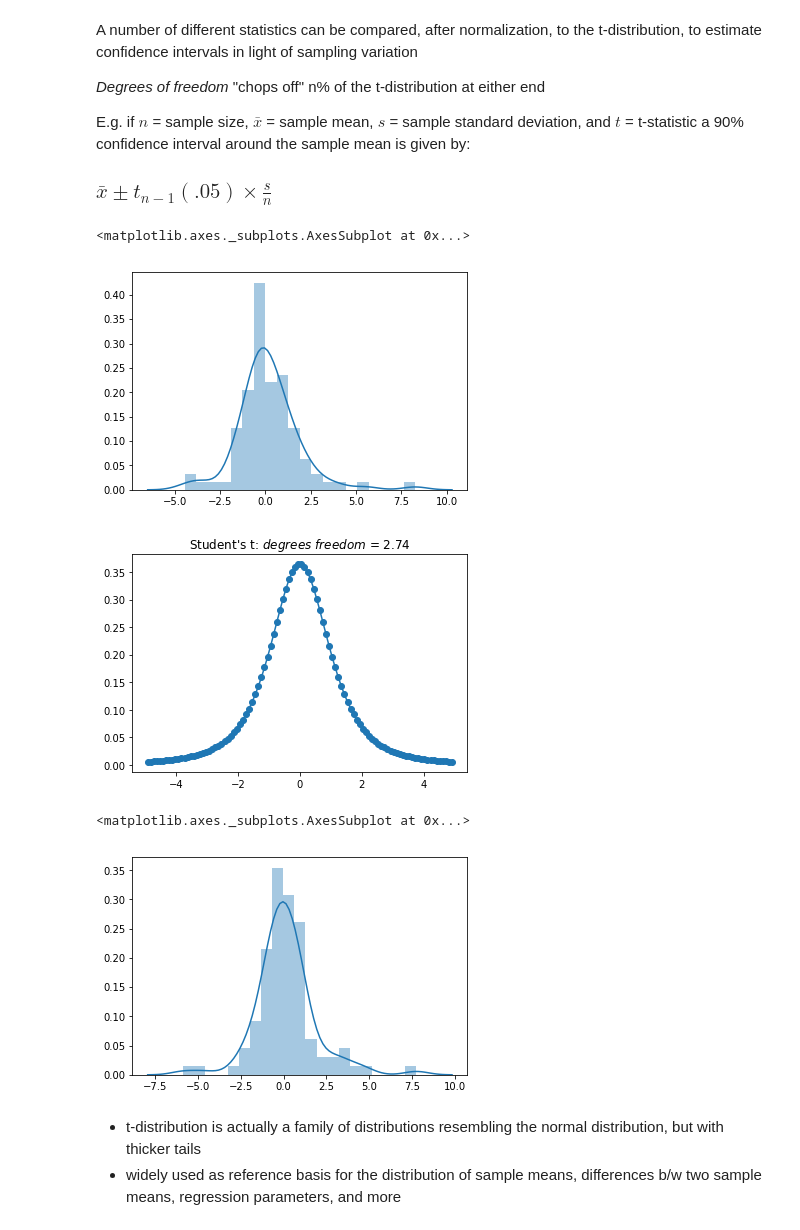
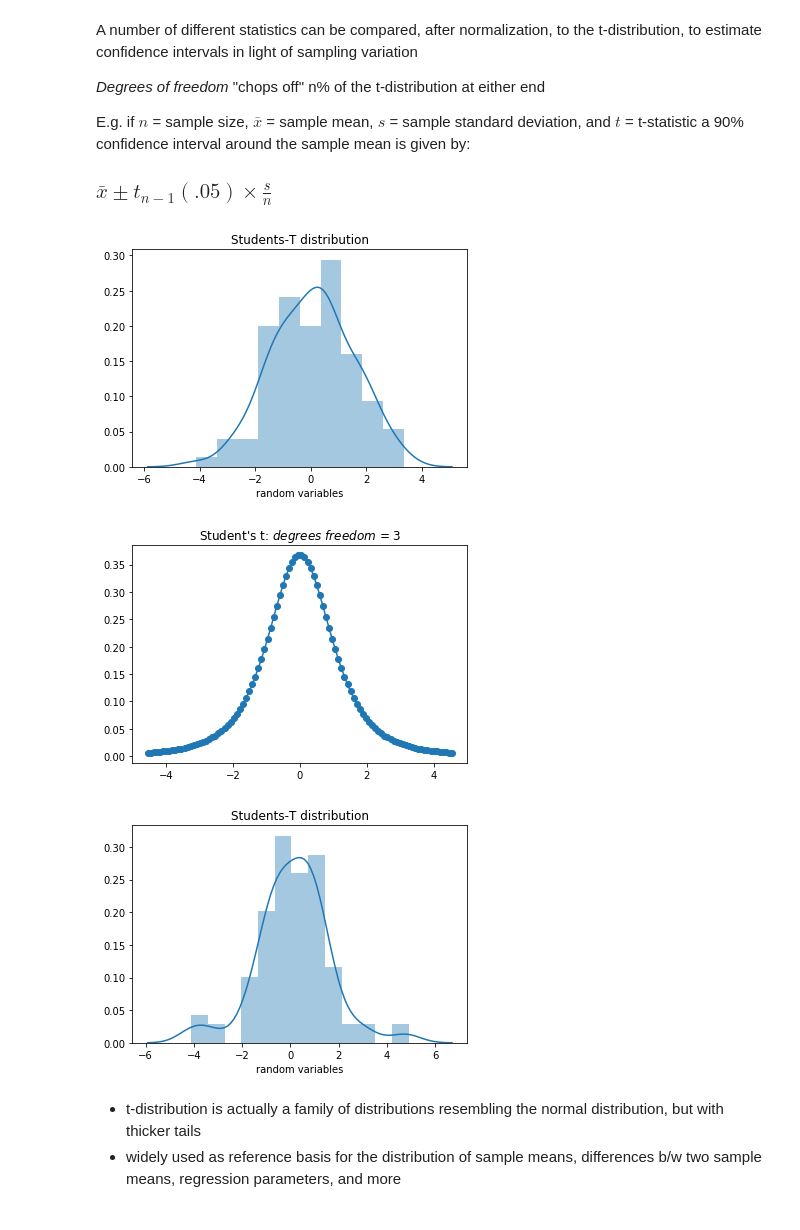
Before and after one commit to andrewmontes87/practical_statistics_py, a Jupyter notebook: notebooks/02 - Data and sampling distributions.ipynb, the cells around one changed output. Saved outputs shown, nothing was run; the diff lists cells and outputs as text; code cells hidden in the pictures.

```diff
--- a/notebooks/02 - Data and sampling distributions.ipynb
+++ b/notebooks/02 - Data and sampling distributions.ipynb
@@ -406,18 +482,20 @@ E.g. if $n$ = sample size, $\bar{x}$ = sample mean, $s$ = sample standard deviat
 
 ### $ \bar{x} \pm t_{n - 1} (.05) \times \frac{s}{n} $
 # %%
-### simulating 100000 random variables from a Students-T distribution
+### simulating random variables from a Students-T distribution
 ### w/ numpy.random.standard_t()
 
-degrees_freedom = 2.74
+degrees_freedom = 3
 
 s = np.random.standard_t(degrees_freedom, size=100)
 
 # histogram with seaborn
-sns.distplot(s)
+ax = sns.distplot(s)
+plt.title('Students-T distribution')
+ax.set(xlabel='random variables')
+plt.show()
 # %% [output]
-<matplotlib.axes._subplots.AxesSubplot at 0x...>
-[figure, old version]
+[figure, new version]
 # %%
 ### probability density function with stats.t.pdf()
 ### (density of a continuous random variable)
@@ -432,18 +510,21 @@ plt.plot(x, y, 'o-')
 plt.title('Student\'s t: $degrees\ freedom$ = {}'.format(degrees_freedom))
 plt.show()
 # %% [output]
-[figure, old version]
+[figure, new version]
 # %%
-### simulating 100 random variables from a Students-T distribution
+### simulating random variables from a Students-T distribution
 ### w/ stats.t.rvs()
 
 s = stats.t.rvs(degrees_freedom, size=100)
 
 # histogram with seaborn
-sns.distplot(s)
+# histogram with seaborn
+ax = sns.distplot(s)
+plt.title('Students-T distribution')
+ax.set(xlabel='random variables')
+plt.show()
 # %% [output]
-<matplotlib.axes._subplots.AxesSubplot at 0x...>
-[figure, old version]
+[figure, new version]
 # %% [markdown]
 - t-distribution is actually a family of distributions resembling the normal distribution, but with thicker tails
 - widely used as reference basis for the distribution of sample means, differences b/w two sample means, regression parameters, and more
```
Also changed, not shown: parts of 31 cells of this notebook.
